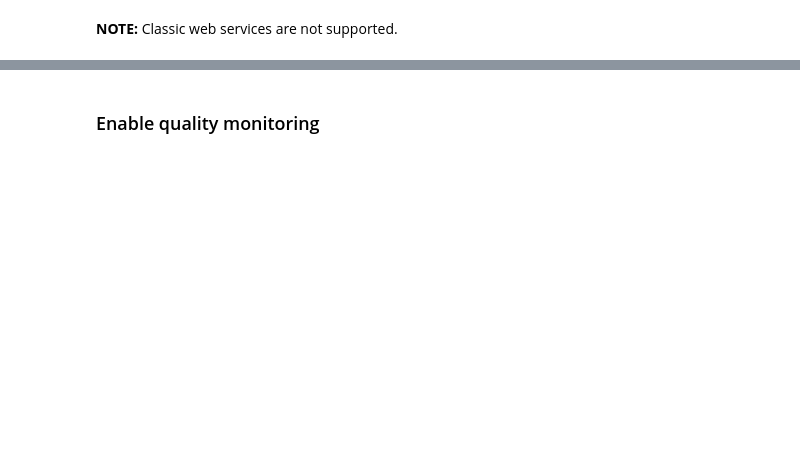
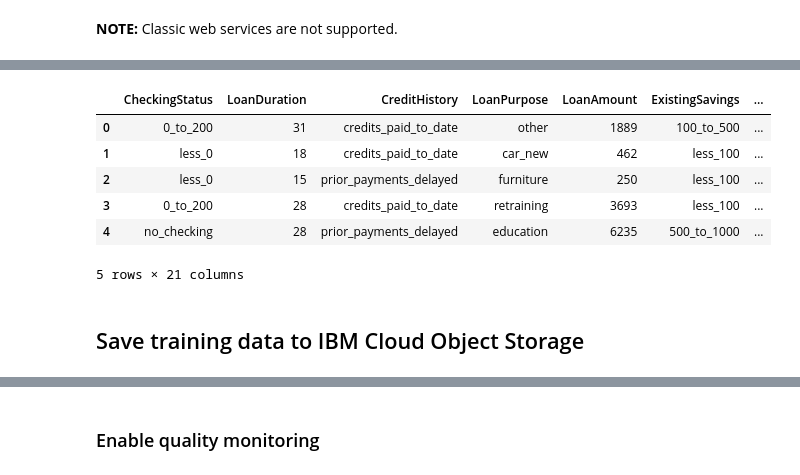
Before and after one commit to IBM/monitor-azure-ml-with-watson-openscale, a Jupyter notebook: examples/WatsonOpenScaleAndAzureMLengineExampleOutput.ipynb, the cells around one changed output, grey strips where cells are left out. Saved outputs shown, nothing was run; the diff lists cells and outputs as text; code cells hidden in the pictures; blank space fills up the shorter version.

```diff
--- a/examples/WatsonOpenScaleAndAzureMLengineExampleOutput.ipynb
+++ b/examples/WatsonOpenScaleAndAzureMLengineExampleOutput.ipynb
@@ -326,0 +86,18 @@ Request OK: True
+# %%
+import pandas as pd
+
+training_data_pd = pd.read_csv(
+        "credit_risk_training.csv",
+        dtype={'LoanDuration': int, 'LoanAmount': int, 'InstallmentPercent': int, 'CurrentResidenceDuration': int, 'Age': int, 'ExistingCreditsCount': int, 'Dependents': int})
+# %%
+training_data_pd.head()
+# %% [output]
+|  | CheckingStatus | LoanDuration | CreditHistory | LoanPurpose | LoanAmount | ExistingSavings | ... |
+| 0 | 0_to_200 | 31 | credits_paid_to_date | other | 1889 | 100_to_500 | ... |
+| 1 | less_0 | 18 | credits_paid_to_date | car_new | 462 | less_100 | ... |
+| 2 | less_0 | 15 | prior_payments_delayed | furniture | 250 | less_100 | ... |
+| 3 | 0_to_200 | 28 | credits_paid_to_date | retraining | 3693 | less_100 | ... |
+| 4 | no_checking | 28 | prior_payments_delayed | education | 6235 | 500_to_1000 | ... |
+5 rows × 21 columns
+# %% [markdown]
+## Save training data to IBM Cloud Object Storage
```
Also changed, not shown: parts of 197 cells of this notebook, 8 other files.
